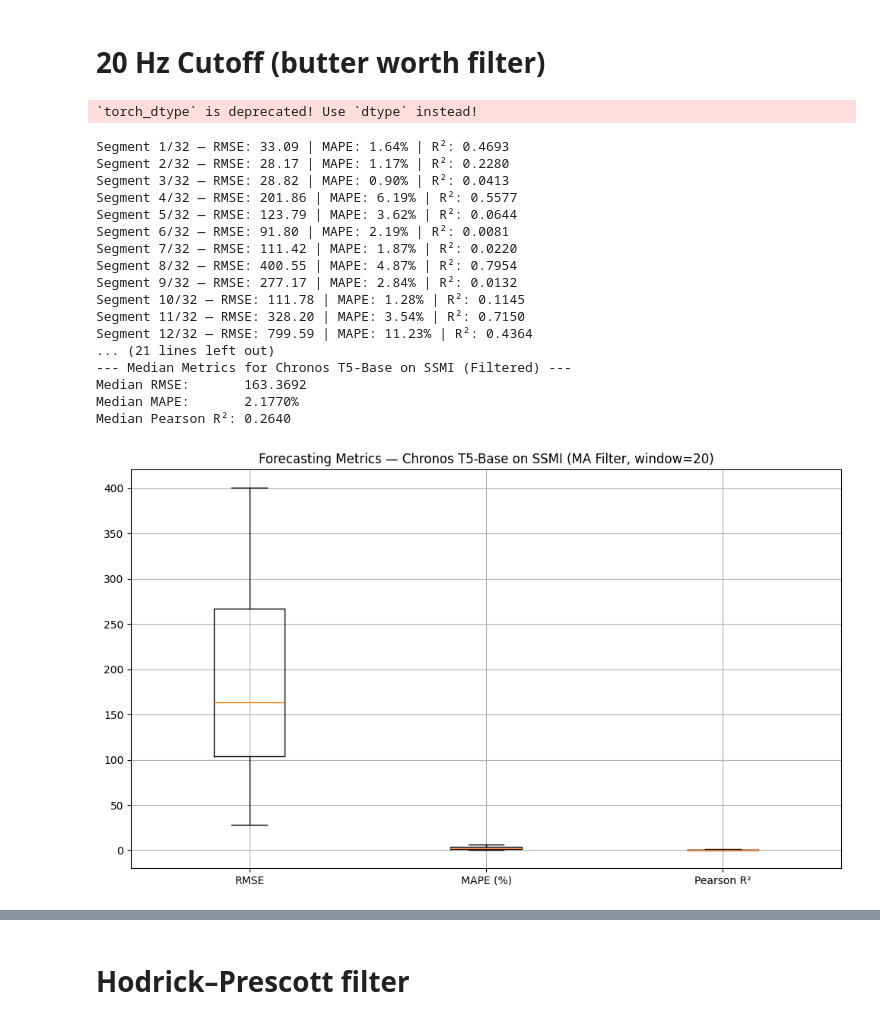
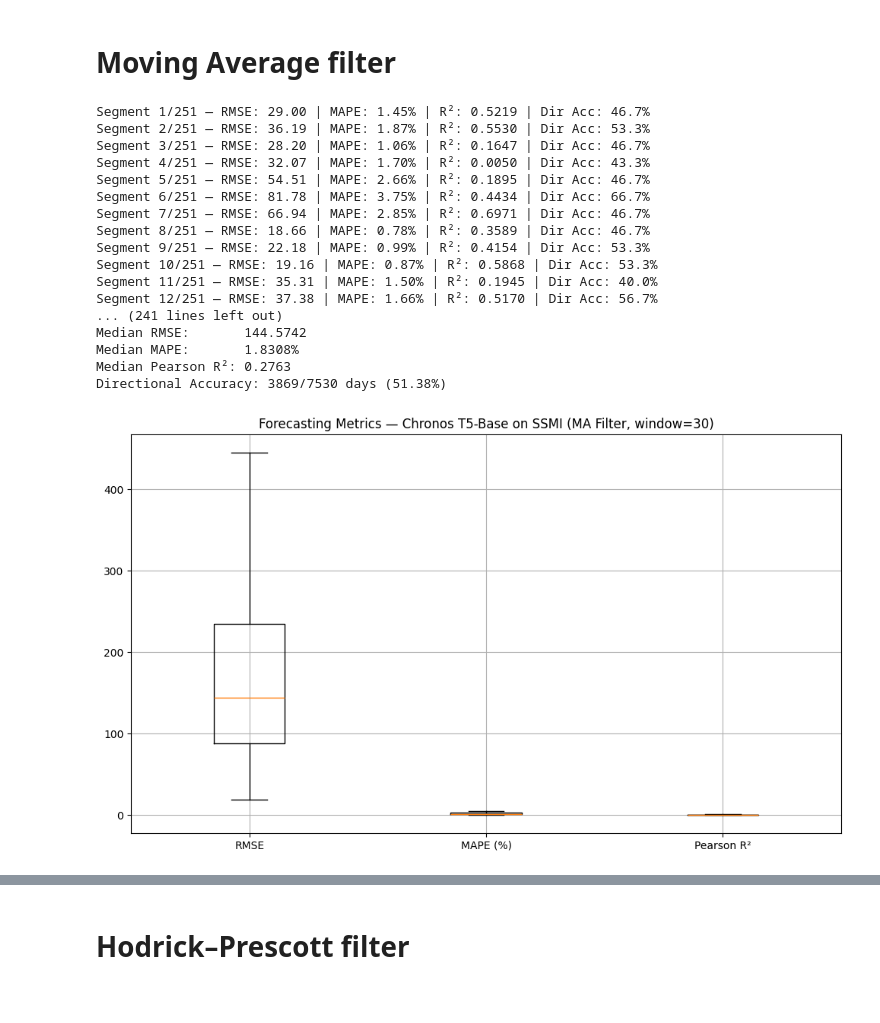
Before and after one commit to DeveloperArmo/DLSuperSlay, a Jupyter notebook: Chronos/ChronosBase_Filtering.ipynb, the cells around one changed output, grey strips where cells are left out. Drawn from its saved outputs; the diff is of its cells as text; code cells hidden in the pictures.

Commit message:
filtering_and_baselines_done

```diff
--- a/Chronos/ChronosBase_Filtering.ipynb
+++ b/Chronos/ChronosBase_Filtering.ipynb
@@ -1,5 +1,5 @@
 # %% [markdown]
-# 20 Hz Cutoff (butter worth filter)
+# Moving Average filter
 # %%
 import numpy as np
 import pandas as pd
@@ -38,16 +38,16 @@ def main():
         # ========================
         # 2) Apply filter
         # ========================
-        filter_window = 20  # 20-day moving average (approx. 1 trading month)
+        filter_window = 30  # 30-day moving average (approx. 1 trading month)
         y_low, y_high = moving_average_filter(y, window=filter_window)
         logging.info(f"Moving average filter applied with window={filter_window}")
 
         # ========================
         # 3) Sliding window config
         # ========================
-        context_window   = 200
+        context_window   = 120 # 200
         forecast_horizon = 30
-        step_size        = context_window + forecast_horizon
+        step_size        = 30 # context_window + forecast_horizon
         num_segments     = (total_samples - context_window) // step_size
         logging.info(f"Segments to evaluate: {num_segments}")
 
@@ -56,7 +56,7 @@ def main():
         # ========================
         pipeline = ChronosPipeline.from_pretrained(
             "amazon/chronos-t5-base",
-            device_map="cpu",
+            device_map="mps",
             torch_dtype=torch.float32,
         )
         logging.info("Chronos T5-Base loaded successfully.")
@@ -64,9 +64,10 @@ def main():
         # ========================
         # 5) Sliding window loop
         # ========================
-        rmse_list    = []
-        mape_list    = []
-        pearson_list = []
+        rmse_list        = []
+        mape_list        = []
+        pearson_list     = []
+        directional_hits = []
 
         for segment in range(num_segments):
             start_context = segment * step_size
@@ -102,6 +103,14 @@ def main():
             median_high   = np.median(forecast_high[0].numpy(), axis=0)
             combined_pred = median_low + median_high
 
+            prev_values = np.concatenate([[y[end_context - 1]], true_combined[:-1]])
+            pred_prev   = np.concatenate([[y[end_context - 1]], combined_pred[:-1]])
+            actual_direction = np.sign(true_combined - prev_values)
+            pred_direction   = np.sign(combined_pred - pred_prev)
+            hits = (actual_direction == pred_direction).astype(int)
+            segment_dir_acc = hits.mean() * 100
+            directional_hits.extend(hits.tolist())
+
             # Metrics
             rmse       = np.sqrt(mean_squared_error(true_combined, combined_pred))
             mape       = mean_absolute_percentage_error(true_combined, combined_pred) * 100
@@ -111,8 +120,8 @@ def main():
             mape_list.append(mape)
             pearson_list.append(pearson_r2)
 
-            logging.info(f"Segment {segment+1}/{num_segments}: RMSE={rmse:.4f}, MAPE={mape:.4f}%, Pearson R²={pearson_r2:.4f}")
-            print(f"Segment {segment+1}/{num_segments} — RMSE: {rmse:.2f} | MAPE: {mape:.2f}% | R²: {pearson_r2:.4f}")
+            logging.info(f"Segment {segment+1}/{num_segments}: RMSE={rmse:.4f}, MAPE={mape:.4f}%, Pearson R²={pearson_r2:.4f}, DirAcc={segment_dir_acc:.1f}%")
+            print(f"Segment {segment+1}/{num_segments} — RMSE: {rmse:.2f} | MAPE: {mape:.2f}% | R²: {pearson_r2:.4f} | Dir Acc: {segment_dir_acc:.1f}%")
 
         # ========================
         # 6) Save results
@@ -121,6 +130,7 @@ def main():
                             rmse=np.array(rmse_list),
                             mape=np.array(mape_list),
                             pearson_coefficients=np.array(pearson_list),
+                            directional_hits=np.array(directional_hits),
                             context_window=context_window,
                             forecast_horizon=forecast_horizon,
                             filter_window=filter_window,
@@ -130,59 +140,64 @@ def main():
         # ========================
         # 7) Summary metrics
         # ========================
+        total_days  = len(directional_hits)
+        total_hits  = sum(directional_hits)
+        dir_acc_pct = (total_hits / total_days) * 100
+
         print("\n--- Median Metrics for Chronos T5-Base on SSMI (Filtered) ---")
         print(f"Median RMSE:       {np.median(rmse_list):.4f}")
         print(f"Median MAPE:       {np.median(mape_list):.4f}%")
         print(f"Median Pearson R²: {np.median(pearson_list):.4f}")
+        print(f"Directional Accuracy: {total_hits}/{total_days} days ({dir_acc_pct:.2f}%)")
 
         # ========================
         # 8) Box plots
         # ========================
         metrics = {
             "RMSE":       rmse_list,
             "MAPE (%)":   mape_list,
             "Pearson R²": pearson_list,
         }
 
         plt.figure(figsize=(10, 6))
         plt.boxplot(metrics.values(), labels=metrics.keys(), showfliers=False)
         plt.title(f"Forecasting Metrics — Chronos T5-Base on SSMI (MA Filter, window={filter_window})")
         plt.grid(True)
         plt.tight_layout()
         plt.show()
 
     except Exception as e:
         logging.error("An error occurred.", exc_info=True)
         print("An error occurred. Check ChronosBase_SSMI_Filtered_Metrics.log for details.")
         try:
             np.savez_compressed("partial_ChronosBase_SSMI_Filtered_Metrics.npz",
                                 rmse=np.array(rmse_list) if 'rmse_list' in locals() else None,
                                 mape=np.array(mape_list) if 'mape_list' in locals() else None,
-                                pearson_coefficients=np.array(pearson_list) if 'pearson_list' in locals() else None)
+                                pearson_coefficients=np.array(pearson_list) if 'pearson_list' in locals() else None,
+                                directional_hits=np.array(directional_hits) if 'directional_hits' in locals() else None)
         except Exception as save_exception:
             logging.error("Failed to save partial results.", exc_info=True)
     finally:
         logging.info("Forecasting run completed.")
 
 if __name__ == '__main__':
     main()
 # %% [output]
-`torch_dtype` is deprecated! Use `dtype` instead!
+Segment 1/251 — RMSE: 29.00 | MAPE: 1.45% | R²: 0.5219 | Dir Acc: 46.7%
+Segment 2/251 — RMSE: 36.19 | MAPE: 1.87% | R²: 0.5530 | Dir Acc: 53.3%
+Segment 3/251 — RMSE: 28.20 | MAPE: 1.06% | R²: 0.1647 | Dir Acc: 46.7%
+Segment 4/251 — RMSE: 32.07 | MAPE: 1.70% | R²: 0.0050 | Dir Acc: 43.3%
+Segment 5/251 — RMSE: 54.51 | MAPE: 2.66% | R²: 0.1895 | Dir Acc: 46.7%
+Segment 6/251 — RMSE: 81.78 | MAPE: 3.75% | R²: 0.4434 | Dir Acc: 66.7%
+Segment 7/251 — RMSE: 66.94 | MAPE: 2.85% | R²: 0.6971 | Dir Acc: 46.7%
+Segment 8/251 — RMSE: 18.66 | MAPE: 0.78% | R²: 0.3589 | Dir Acc: 46.7%
+Segment 9/251 — RMSE: 22.18 | MAPE: 0.99% | R²: 0.4154 | Dir Acc: 53.3%
+Segment 10/251 — RMSE: 19.16 | MAPE: 0.87% | R²: 0.5868 | Dir Acc: 53.3%
+Segment 11/251 — RMSE: 35.31 | MAPE: 1.50% | R²: 0.1945 | Dir Acc: 40.0%
+Segment 12/251 — RMSE: 37.38 | MAPE: 1.66% | R²: 0.5170 | Dir Acc: 56.7%
+... (241 lines left out)
+Median RMSE:       144.5742
+Median MAPE:       1.8308%
+Median Pearson R²: 0.2763
+Directional Accuracy: 3869/7530 days (51.38%)
-Segment 1/32 — RMSE: 33.09 | MAPE: 1.64% | R²: 0.4693
-Segment 2/32 — RMSE: 28.17 | MAPE: 1.17% | R²: 0.2280
-Segment 3/32 — RMSE: 28.82 | MAPE: 0.90% | R²: 0.0413
-Segment 4/32 — RMSE: 201.86 | MAPE: 6.19% | R²: 0.5577
-Segment 5/32 — RMSE: 123.79 | MAPE: 3.62% | R²: 0.0644
-Segment 6/32 — RMSE: 91.80 | MAPE: 2.19% | R²: 0.0081
-Segment 7/32 — RMSE: 111.42 | MAPE: 1.87% | R²: 0.0220
-Segment 8/32 — RMSE: 400.55 | MAPE: 4.87% | R²: 0.7954
-Segment 9/32 — RMSE: 277.17 | MAPE: 2.84% | R²: 0.0132
-Segment 10/32 — RMSE: 111.78 | MAPE: 1.28% | R²: 0.1145
-Segment 11/32 — RMSE: 328.20 | MAPE: 3.54% | R²: 0.7150
-Segment 12/32 — RMSE: 799.59 | MAPE: 11.23% | R²: 0.4364
-... (21 lines left out)
---- Median Metrics for Chronos T5-Base on SSMI (Filtered) ---
-Median RMSE:       163.3692
-Median MAPE:       2.1770%
-Median Pearson R²: 0.2640
-[figure, old version]
+[figure, new version]
```
Also changed, not shown: parts of 4 cells of this notebook, 2 other files.
